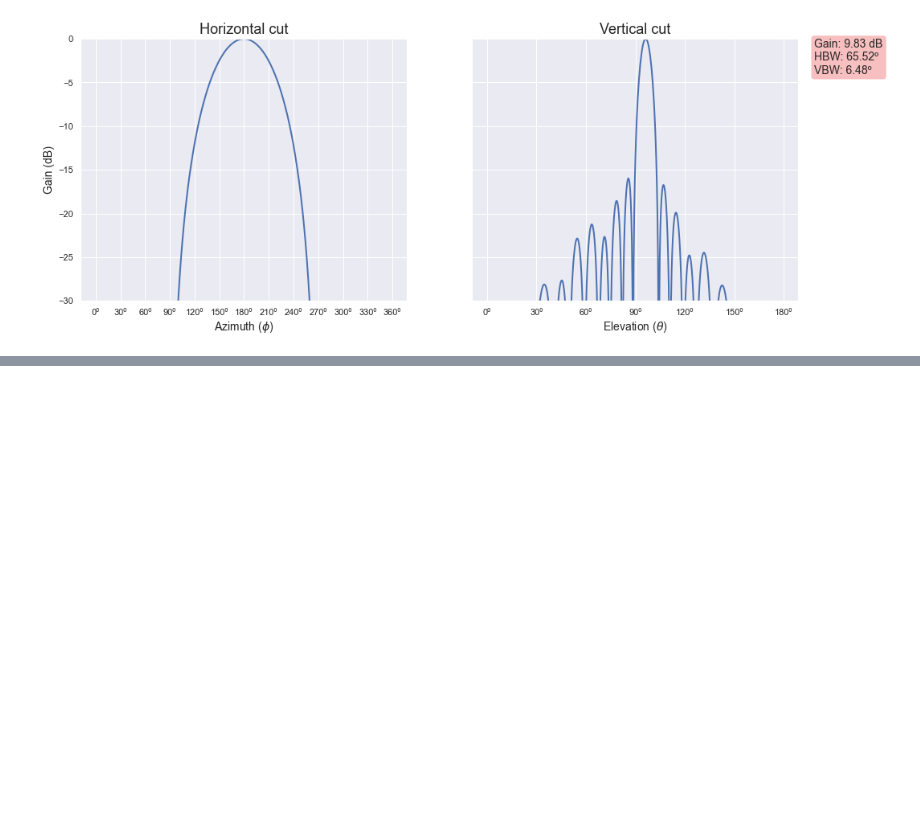
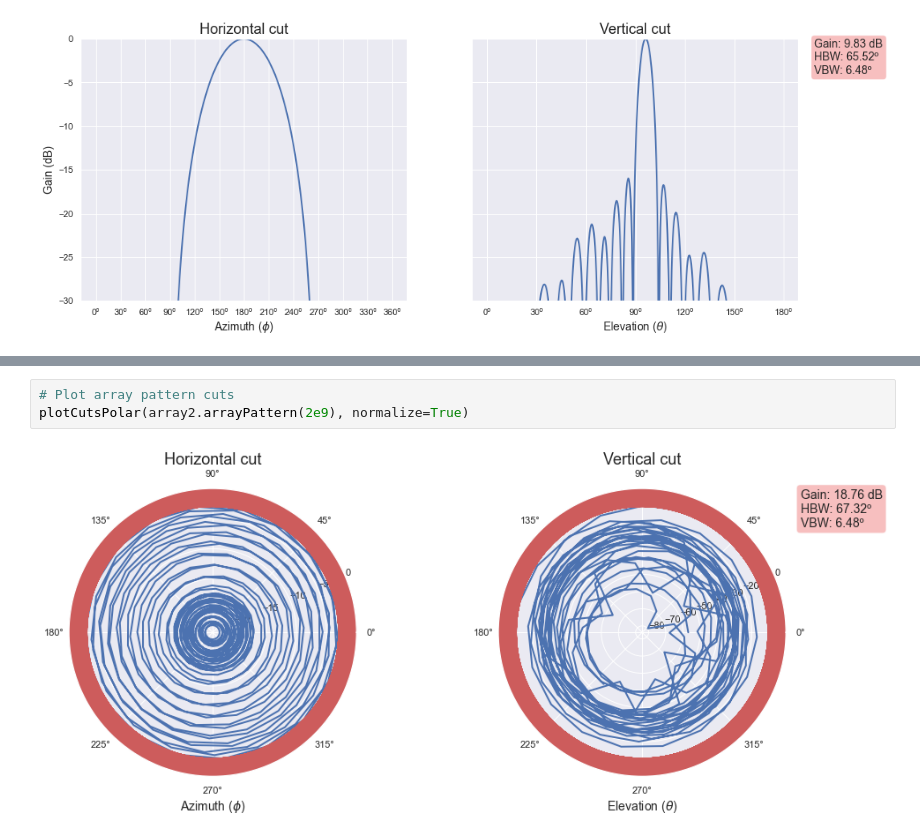
Before and after one commit to gvillalba86/PatternCalculator, a Jupyter notebook: arrayExample.ipynb, the cells around one changed output, grey strips where cells are left out. Drawn from its saved outputs; the diff is of its cells as text; blank space fills up the shorter version.

```diff
--- a/arrayExample.ipynb
+++ b/arrayExample.ipynb
@@ -81,0 +109,5 @@ plotCuts(array1.arrayPattern(2e9), normalize=True)
+# %%
+# Plot array pattern cuts
+plotCutsPolar(array2.arrayPattern(2e9), normalize=True)
+# %% [output]
+[figure, added]
```
Also changed, not shown: parts of 9 cells of this notebook, 2 other files.
